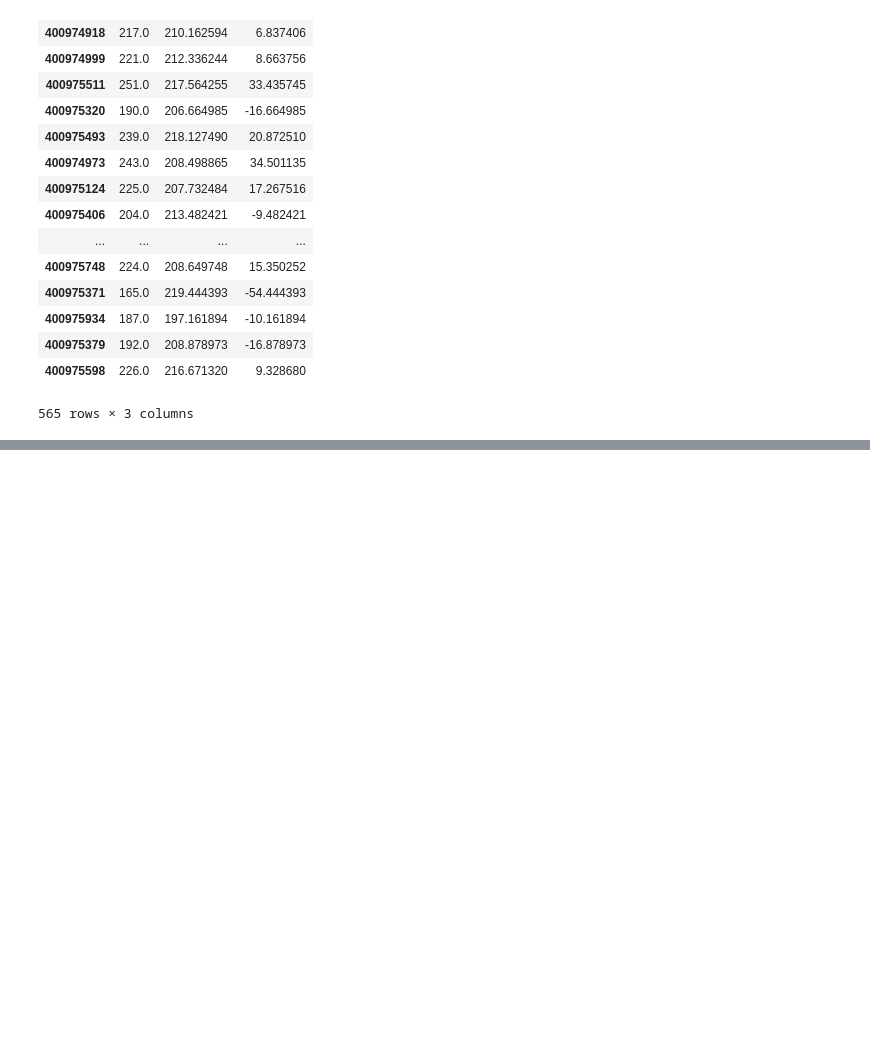
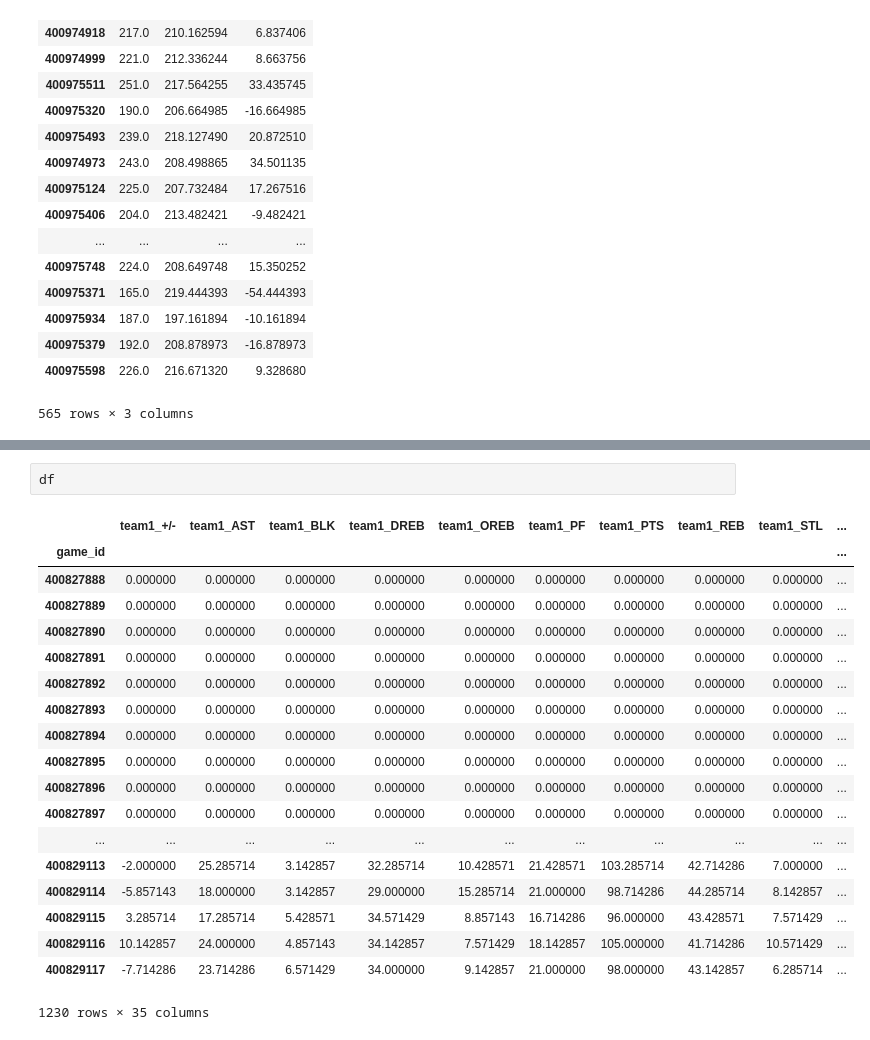
Before and after one commit to sadelson97/dsi_capstone, a Jupyter notebook: means_model.ipynb, the cells around one changed output, grey strips where cells are left out. Cells and saved outputs as stored; diff of their text form; blank space fills up the shorter version.

```diff
--- a/means_model.ipynb
+++ b/means_model.ipynb
@@ -265,0 +281,22 @@ diff
+# %%
+df
+# %% [output]
+|  | team1_+/- | team1_AST | team1_BLK | team1_DREB | team1_OREB | team1_PF | team1_PTS | team1_REB | team1_STL | ... |
+| game_id |  |  |  |  |  |  |  |  |  | ... |
+| 400827888 | 0.000000 | 0.000000 | 0.000000 | 0.000000 | 0.000000 | 0.000000 | 0.000000 | 0.000000 | 0.000000 | ... |
+| 400827889 | 0.000000 | 0.000000 | 0.000000 | 0.000000 | 0.000000 | 0.000000 | 0.000000 | 0.000000 | 0.000000 | ... |
+| 400827890 | 0.000000 | 0.000000 | 0.000000 | 0.000000 | 0.000000 | 0.000000 | 0.000000 | 0.000000 | 0.000000 | ... |
+| 400827891 | 0.000000 | 0.000000 | 0.000000 | 0.000000 | 0.000000 | 0.000000 | 0.000000 | 0.000000 | 0.000000 | ... |
+| 400827892 | 0.000000 | 0.000000 | 0.000000 | 0.000000 | 0.000000 | 0.000000 | 0.000000 | 0.000000 | 0.000000 | ... |
+| 400827893 | 0.000000 | 0.000000 | 0.000000 | 0.000000 | 0.000000 | 0.000000 | 0.000000 | 0.000000 | 0.000000 | ... |
+| 400827894 | 0.000000 | 0.000000 | 0.000000 | 0.000000 | 0.000000 | 0.000000 | 0.000000 | 0.000000 | 0.000000 | ... |
+| 400827895 | 0.000000 | 0.000000 | 0.000000 | 0.000000 | 0.000000 | 0.000000 | 0.000000 | 0.000000 | 0.000000 | ... |
+| 400827896 | 0.000000 | 0.000000 | 0.000000 | 0.000000 | 0.000000 | 0.000000 | 0.000000 | 0.000000 | 0.000000 | ... |
+| 400827897 | 0.000000 | 0.000000 | 0.000000 | 0.000000 | 0.000000 | 0.000000 | 0.000000 | 0.000000 | 0.000000 | ... |
+| ... | ... | ... | ... | ... | ... | ... | ... | ... | ... | ... |
+| 400829113 | -2.000000 | 25.285714 | 3.142857 | 32.285714 | 10.428571 | 21.428571 | 103.285714 | 42.714286 | 7.000000 | ... |
+| 400829114 | -5.857143 | 18.000000 | 3.142857 | 29.000000 | 15.285714 | 21.000000 | 98.714286 | 44.285714 | 8.142857 | ... |
+| 400829115 | 3.285714 | 17.285714 | 5.428571 | 34.571429 | 8.857143 | 16.714286 | 96.000000 | 43.428571 | 7.571429 | ... |
+| 400829116 | 10.142857 | 24.000000 | 4.857143 | 34.142857 | 7.571429 | 18.142857 | 105.000000 | 41.714286 | 10.571429 | ... |
+| 400829117 | -7.714286 | 23.714286 | 6.571429 | 34.000000 | 9.142857 | 21.000000 | 98.000000 | 43.142857 | 6.285714 | ... |
+1230 rows × 35 columns
```
Also changed, not shown: parts of 20 cells of this notebook.
